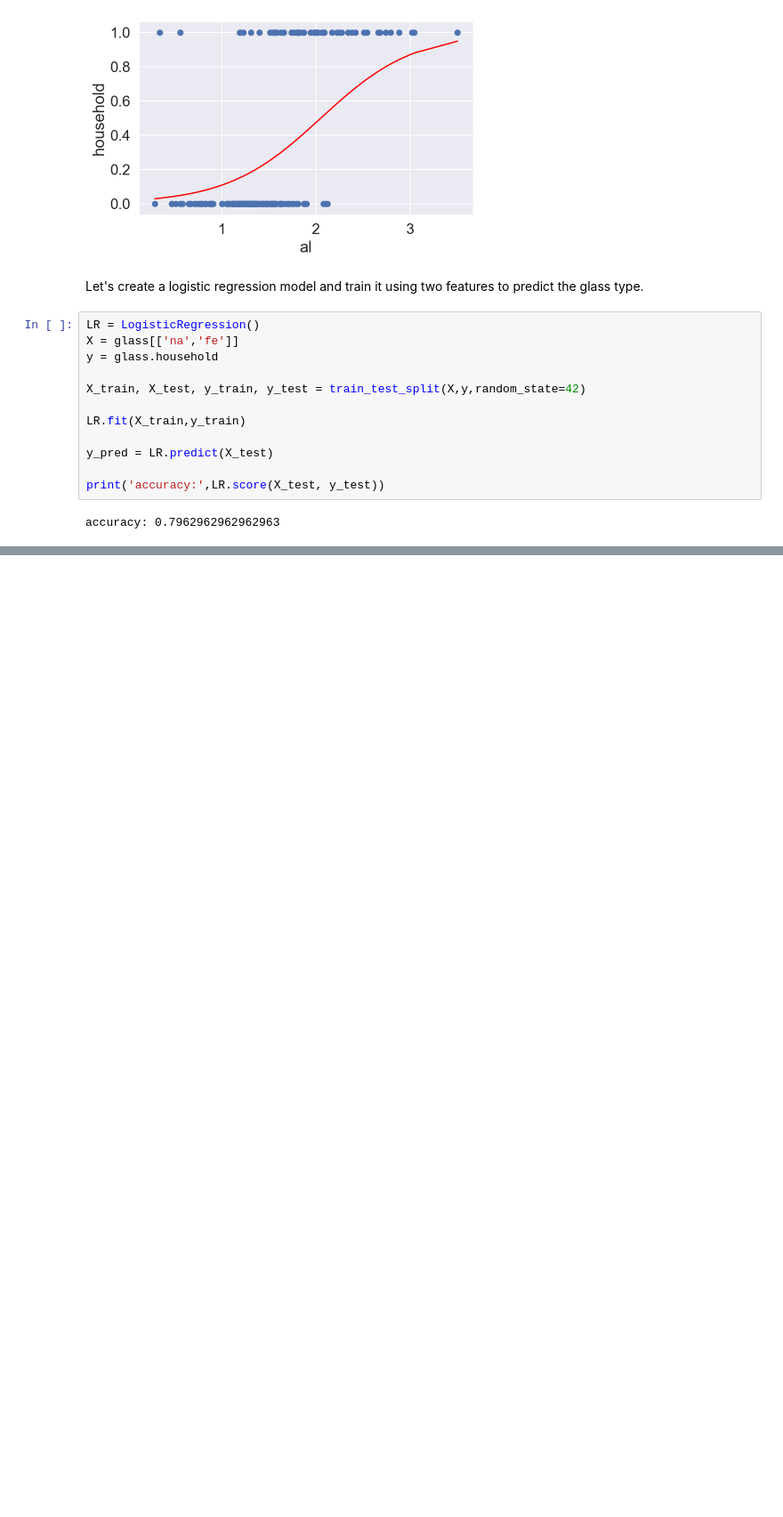
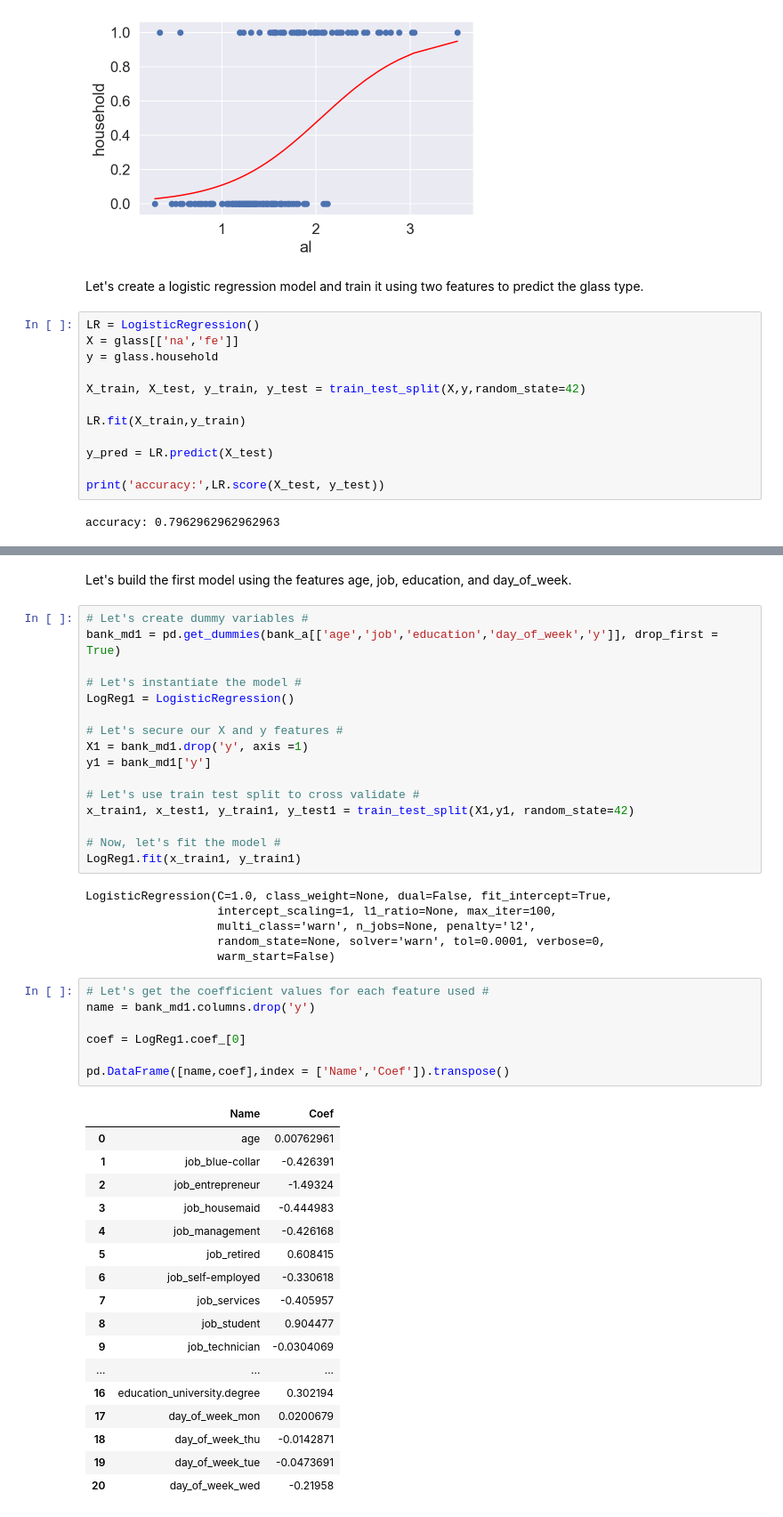
Before and after one commit to Andaluz/Data_Science, a Jupyter notebook: Logistic_Regression.ipynb, the cells around one changed output, grey strips where cells are left out. Shown: that part at 89% size. Cells and saved outputs as stored; diff of their text form; blank space fills up the shorter version.

```diff
--- a/Logistic_Regression.ipynb
+++ b/Logistic_Regression.ipynb
@@ -239,0 +301,49 @@ accuracy: 0.7962962962962963
+# %% [markdown]
+Let's build the first model using the features age, job, education, and day_of_week.
+# %%
+# Let's create dummy variables #
+bank_md1 = pd.get_dummies(bank_a[['age','job','education','day_of_week','y']], drop_first = True)
+
+# Let's instantiate the model #
+LogReg1 = LogisticRegression()
+
+# Let's secure our X and y features #
+X1 = bank_md1.drop('y', axis =1)
+y1 = bank_md1['y']
+
+# Let's use train test split to cross validate #
+x_train1, x_test1, y_train1, y_test1 = train_test_split(X1,y1, random_state=42)
+
+# Now, let's fit the model #
+LogReg1.fit(x_train1, y_train1)
+# %% [output]
+LogisticRegression(C=1.0, class_weight=None, dual=False, fit_intercept=True,
+                   intercept_scaling=1, l1_ratio=None, max_iter=100,
+                   multi_class='warn', n_jobs=None, penalty='l2',
+                   random_state=None, solver='warn', tol=0.0001, verbose=0,
+                   warm_start=False)
+# %%
+# Let's get the coefficient values for each feature used #
+name = bank_md1.columns.drop('y')
+
+coef = LogReg1.coef_[0]
+
+pd.DataFrame([name,coef],index = ['Name','Coef']).transpose()
+# %% [output]
+|  | Name | Coef |
+| 0 | age | 0.00762961 |
+| 1 | job_blue-collar | -0.426391 |
+| 2 | job_entrepreneur | -1.49324 |
+| 3 | job_housemaid | -0.444983 |
+| 4 | job_management | -0.426168 |
+| 5 | job_retired | 0.608415 |
+| 6 | job_self-employed | -0.330618 |
+| 7 | job_services | -0.405957 |
+| 8 | job_student | 0.904477 |
+| 9 | job_technician | -0.0304069 |
+| ... | ... | ... |
+| 16 | education_university.degree | 0.302194 |
+| 17 | day_of_week_mon | 0.0200679 |
+| 18 | day_of_week_thu | -0.0142871 |
+| 19 | day_of_week_tue | -0.0473691 |
+| 20 | day_of_week_wed | -0.21958 |
```
Also changed, not shown: parts of 38 cells of this notebook.
